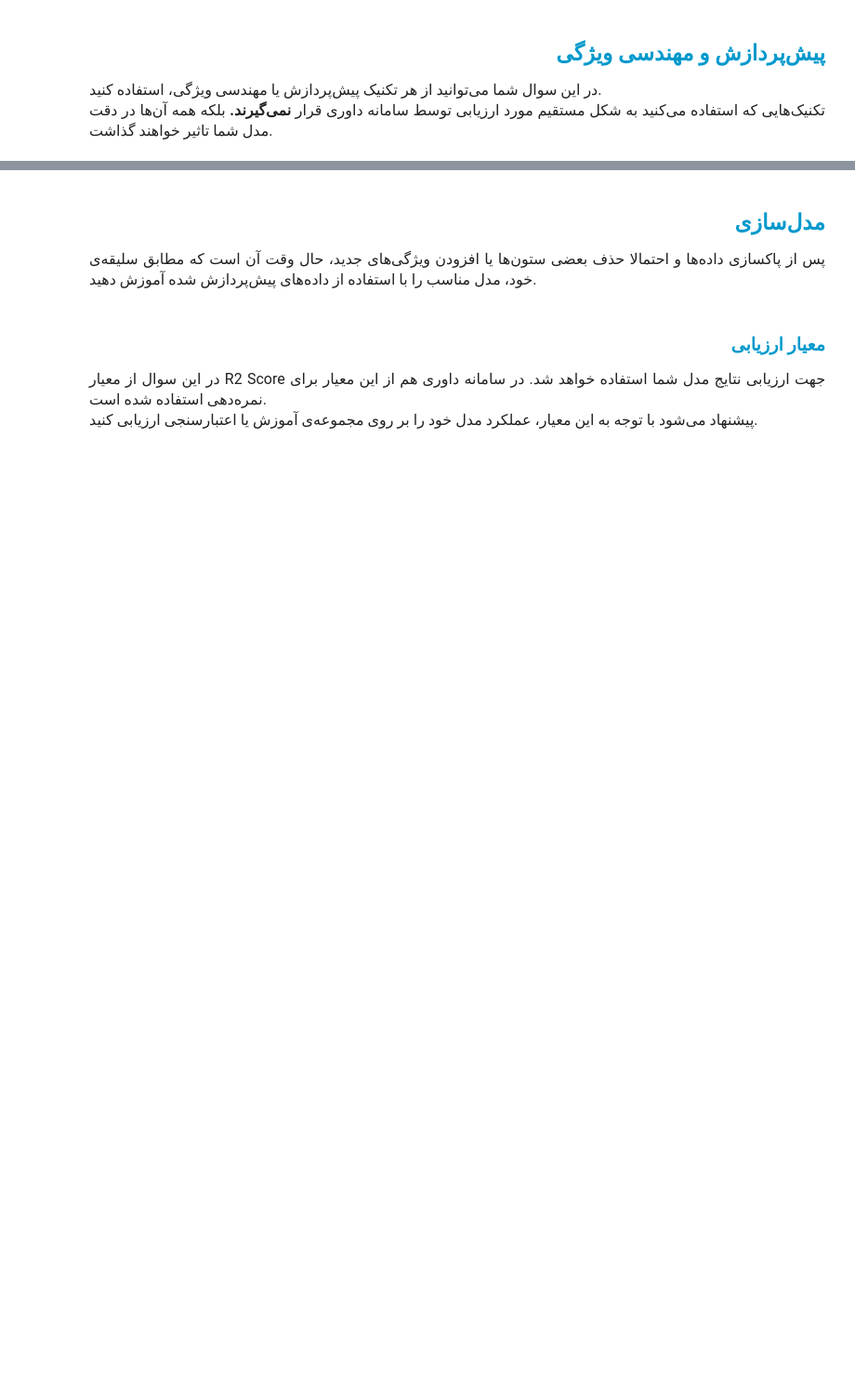
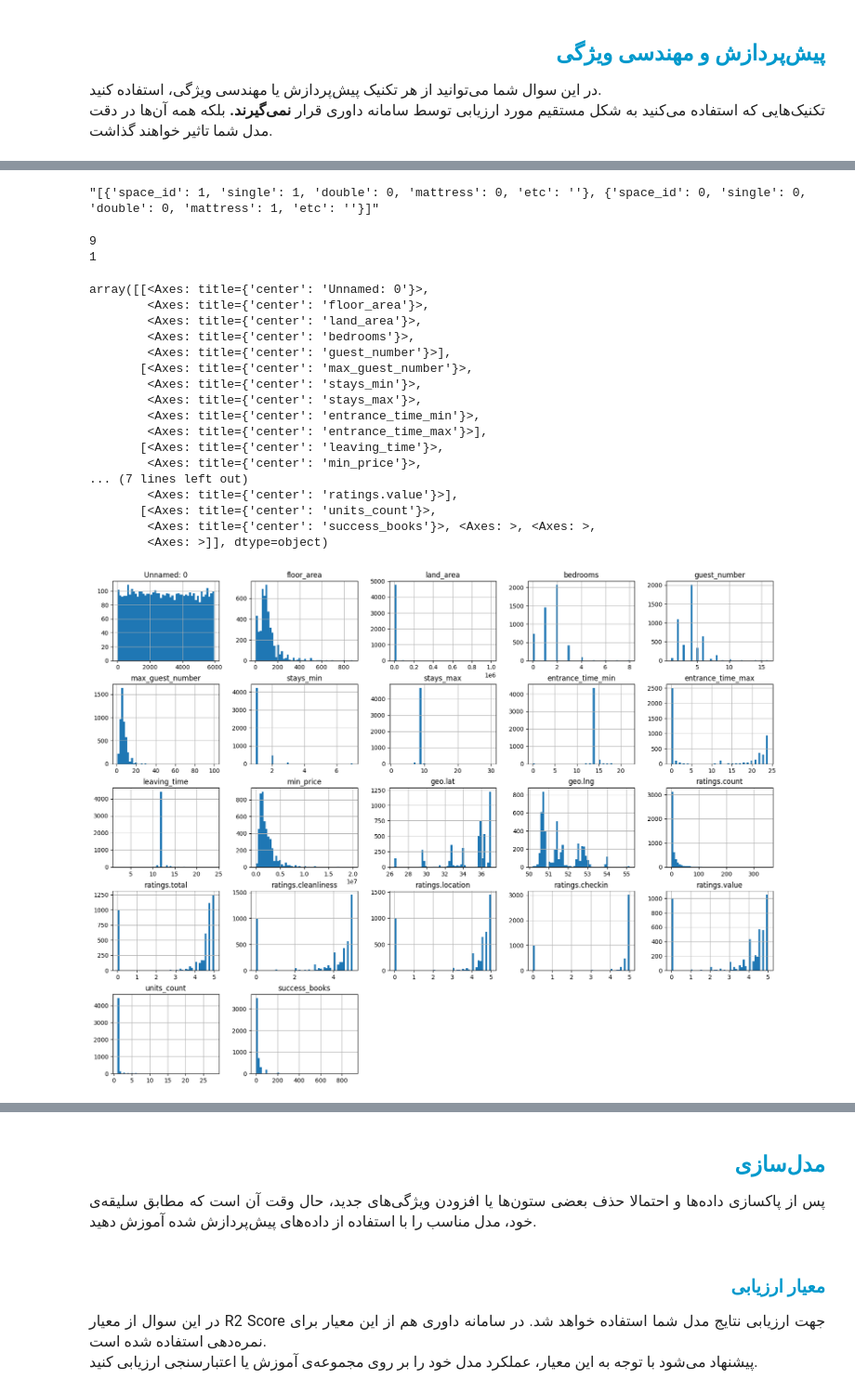
Before and after one commit to smrrazavian/quera-ml-contest, a Jupyter notebook: q5/notebook/Jajiga.ipynb, the cells around one changed output, grey strips where cells are left out. Shown at 93% size. Drawn from its saved outputs; the diff is of its cells as text; code cells hidden in the pictures; blank space fills up the shorter version.

```diff
--- a/q5/notebook/Jajiga.ipynb
+++ b/q5/notebook/Jajiga.ipynb
@@ -128,0 +126,4 @@ test_data = None # To-Do
+# %%
+train_data = pd.read_csv('../data/train.csv')
+test_data = pd.read_csv('../data/test.csv')
+train_data
@@ -144,0 +158,16 @@ test_data = None # To-Do
+# %%
+train_data.drop(
+    [
+        "id",
+        "city.url",
+        "title",
+        "description",
+        "city.id",
+        "province.url",
+        "province.id",
+        "sleep_description",
+        "floors_count",
+    ],
+    axis=1,
+    inplace=True,
+)
@@ -144,0 +184,4 @@ test_data = None # To-Do
+# %%
+train_data["sleep_arrange"][0]
+# %% [output]
+"[{'space_id': 1, 'single': 1, 'double': 0, 'mattress': 0, 'etc': ''}, {'space_id': 0, 'single': 0, 'double': 0, 'mattress': 1, 'etc': ''}]"
@@ -144,0 +199,33 @@ test_data = None # To-Do
+# %%
+print(max([len(fix_and_parse_json(x)) for x in train_data["sleep_arrange"]]))
+print(min([len(fix_and_parse_json(x)) for x in train_data["sleep_arrange"]]))
+# %% [output]
+9
+1
+# %%
+# Drop all the non numerical columns
+numerical_data = train_data.select_dtypes(include=[int, float])
+
+# Replace NaN values with the mean of the column
+numerical_data.fillna(numerical_data.mean(), inplace=True)
+
+numerical_data.hist(bins=50, figsize=(20, 15))
+# %% [output]
+array([[<Axes: title={'center': 'Unnamed: 0'}>,
+        <Axes: title={'center': 'floor_area'}>,
+        <Axes: title={'center': 'land_area'}>,
+        <Axes: title={'center': 'bedrooms'}>,
+        <Axes: title={'center': 'guest_number'}>],
+       [<Axes: title={'center': 'max_guest_number'}>,
+        <Axes: title={'center': 'stays_min'}>,
+        <Axes: title={'center': 'stays_max'}>,
+        <Axes: title={'center': 'entrance_time_min'}>,
+        <Axes: title={'center': 'entrance_time_max'}>],
+       [<Axes: title={'center': 'leaving_time'}>,
+        <Axes: title={'center': 'min_price'}>,
+... (7 lines left out)
+        <Axes: title={'center': 'ratings.value'}>],
+       [<Axes: title={'center': 'units_count'}>,
+        <Axes: title={'center': 'success_books'}>, <Axes: >, <Axes: >,
+        <Axes: >]], dtype=object)
+[figure, added]
```
Also changed, not shown: parts of 16 cells of this notebook, 1 other file.
